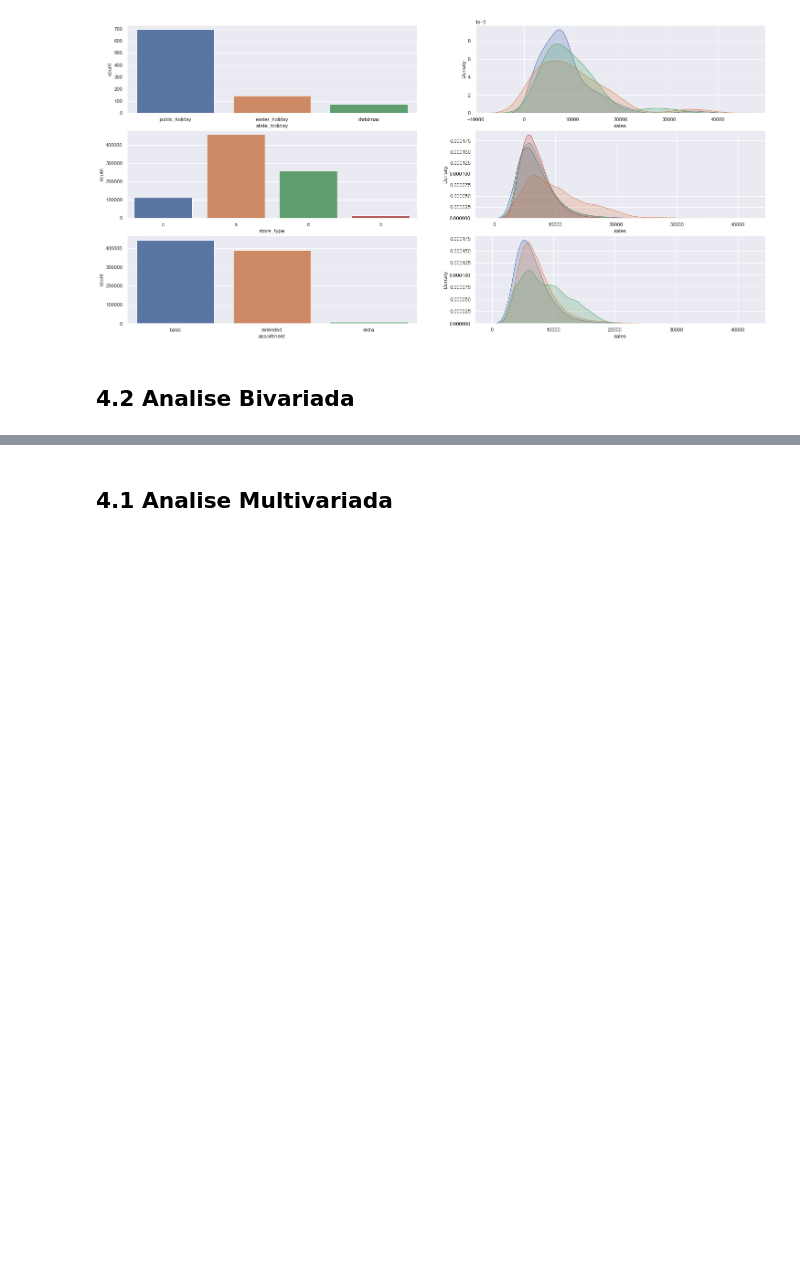
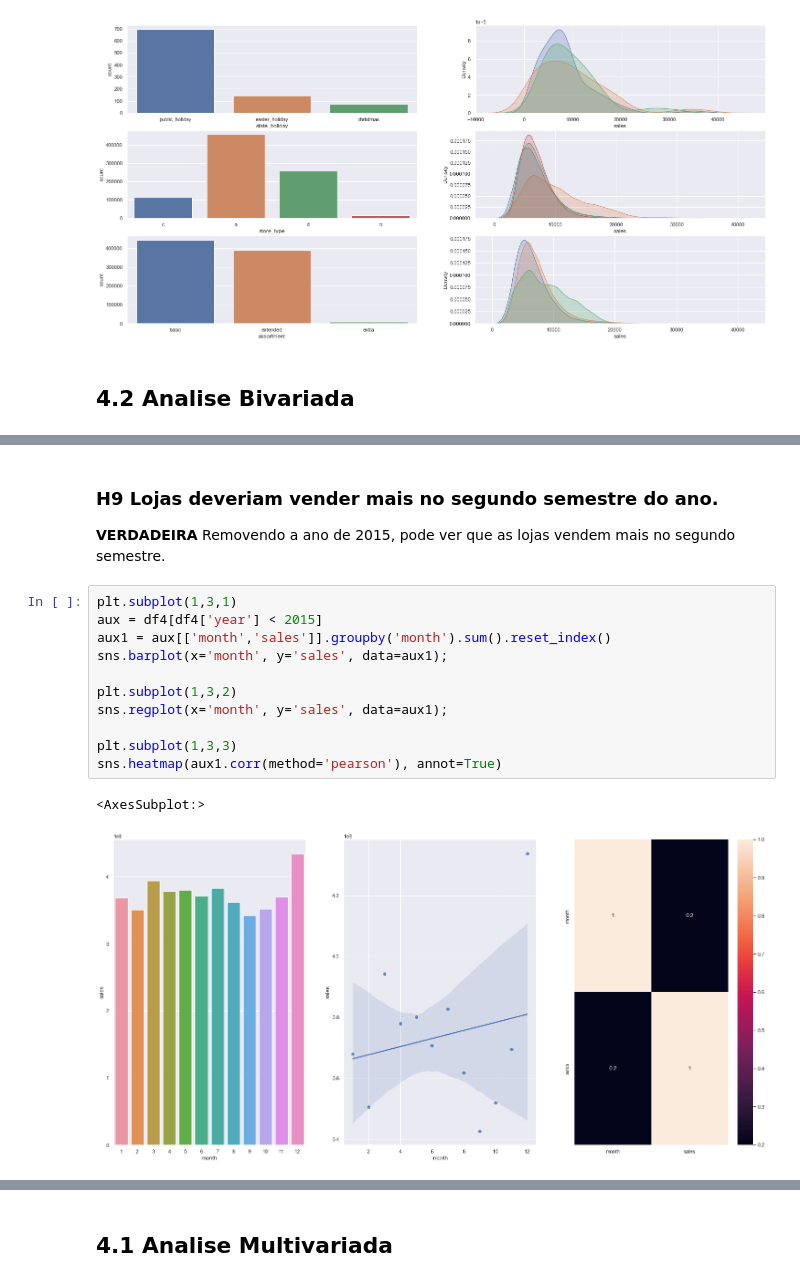
Before and after one commit to VanderCaneppelle/Rossmann-Sales-Forecast, a Jupyter notebook: m04_v1_store_sales_prediction.ipynb, the cells around one changed output, grey strips where cells are left out. Drawn from its saved outputs; the diff is of its cells as text; blank space fills up the shorter version.

```diff
--- a/m04_v1_store_sales_prediction.ipynb
+++ b/m04_v1_store_sales_prediction.ipynb
@@ -561,0 +594,18 @@ ax.legend(labels=['Traditional + Extended', 'Extended']);
+# %% [markdown]
+### **H9** Lojas deveriam vender mais no segundo semestre do ano.
+
+**VERDADEIRA** Removendo a ano de 2015, pode ver que as lojas vendem mais no segundo semestre.
+# %%
+plt.subplot(1,3,1)
+aux = df4[df4['year'] < 2015]
+aux1 = aux[['month','sales']].groupby('month').sum().reset_index()
+sns.barplot(x='month', y='sales', data=aux1);
+
+plt.subplot(1,3,2)
+sns.regplot(x='month', y='sales', data=aux1);
+
+plt.subplot(1,3,3)
+sns.heatmap(aux1.corr(method='pearson'), annot=True)
+# %% [output]
+<AxesSubplot:>
+[figure, added]
```
Also changed, not shown: parts of 34 cells of this notebook.
